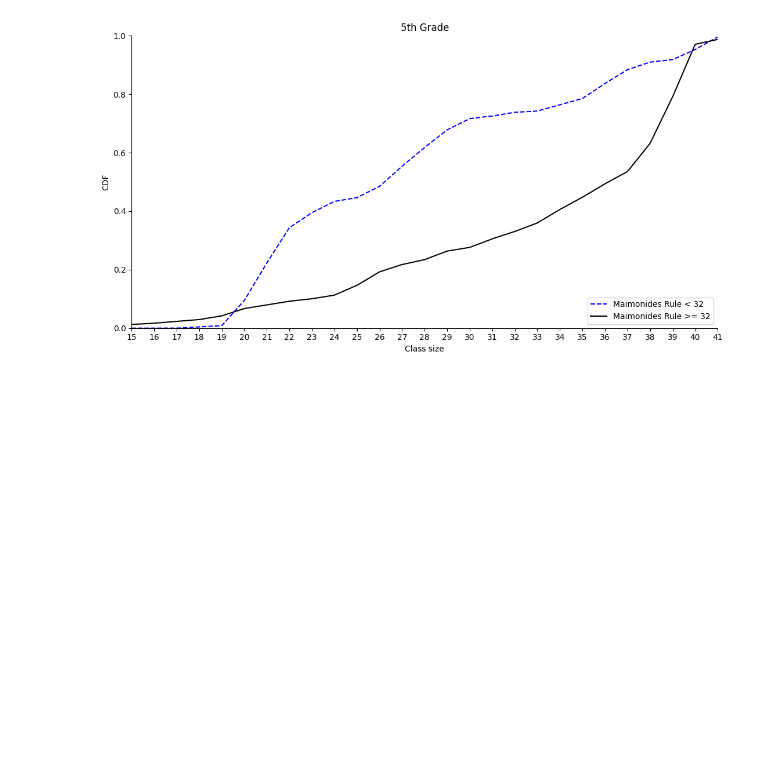
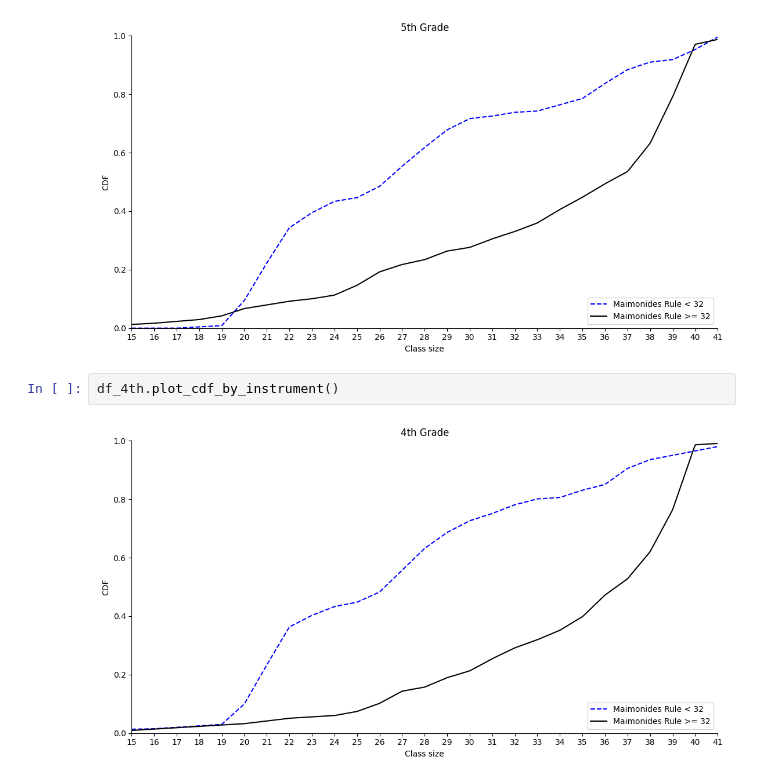
Before and after one commit to eisenhauerIO/project-business-decisions-didida2007, a Jupyter notebook: my-project.ipynb, the cells around one changed output. Cells and saved outputs as stored; diff of their text form; blank space fills up the shorter version.

```diff
--- a/my-project.ipynb
+++ b/my-project.ipynb
@@ -338,3 +350,7 @@ df_5th.custom_pooled_interaction_table(df_4th)
 df_5th.plot_cdf_by_instrument()
 # %% [output]
 [figure]
+# %%
+df_4th.plot_cdf_by_instrument()
+# %% [output]
+[figure, added]
```
Also changed, not shown: parts of 8 cells of this notebook.
